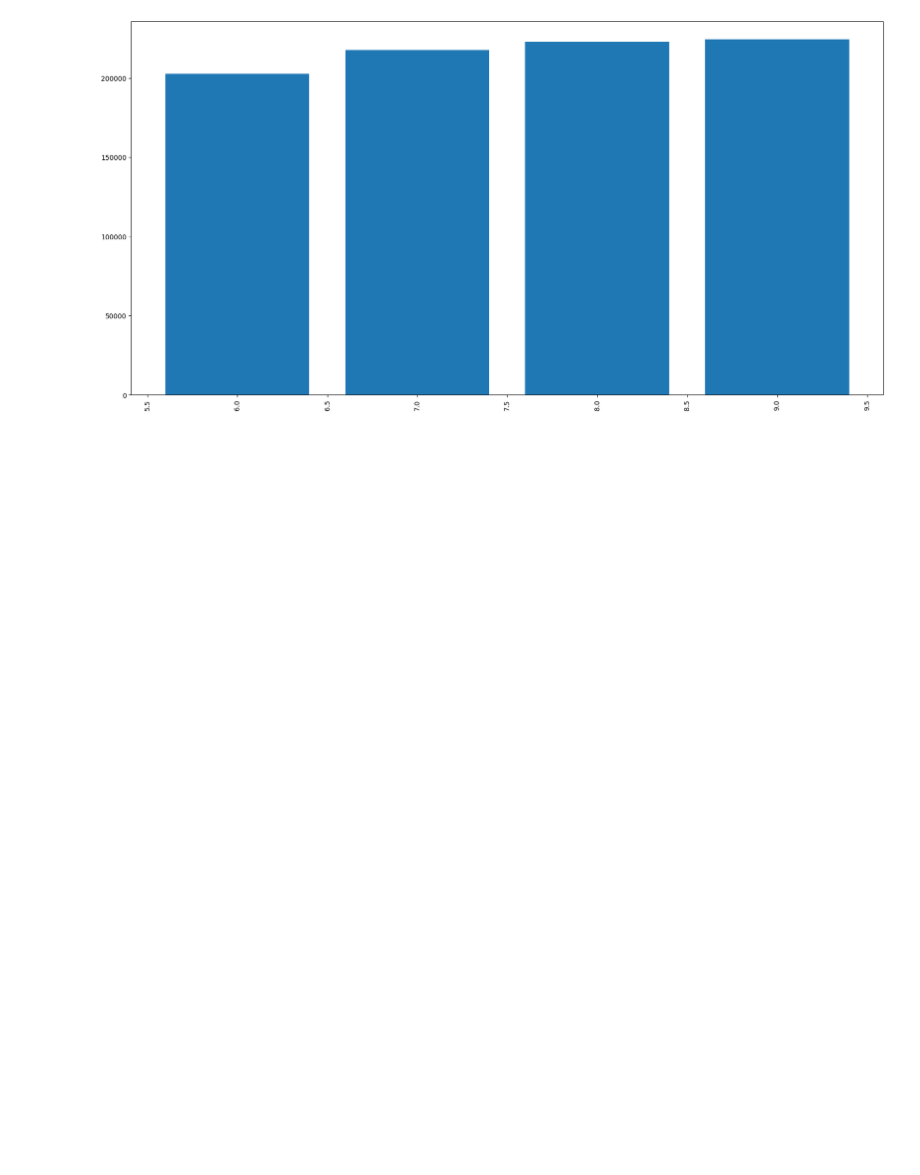
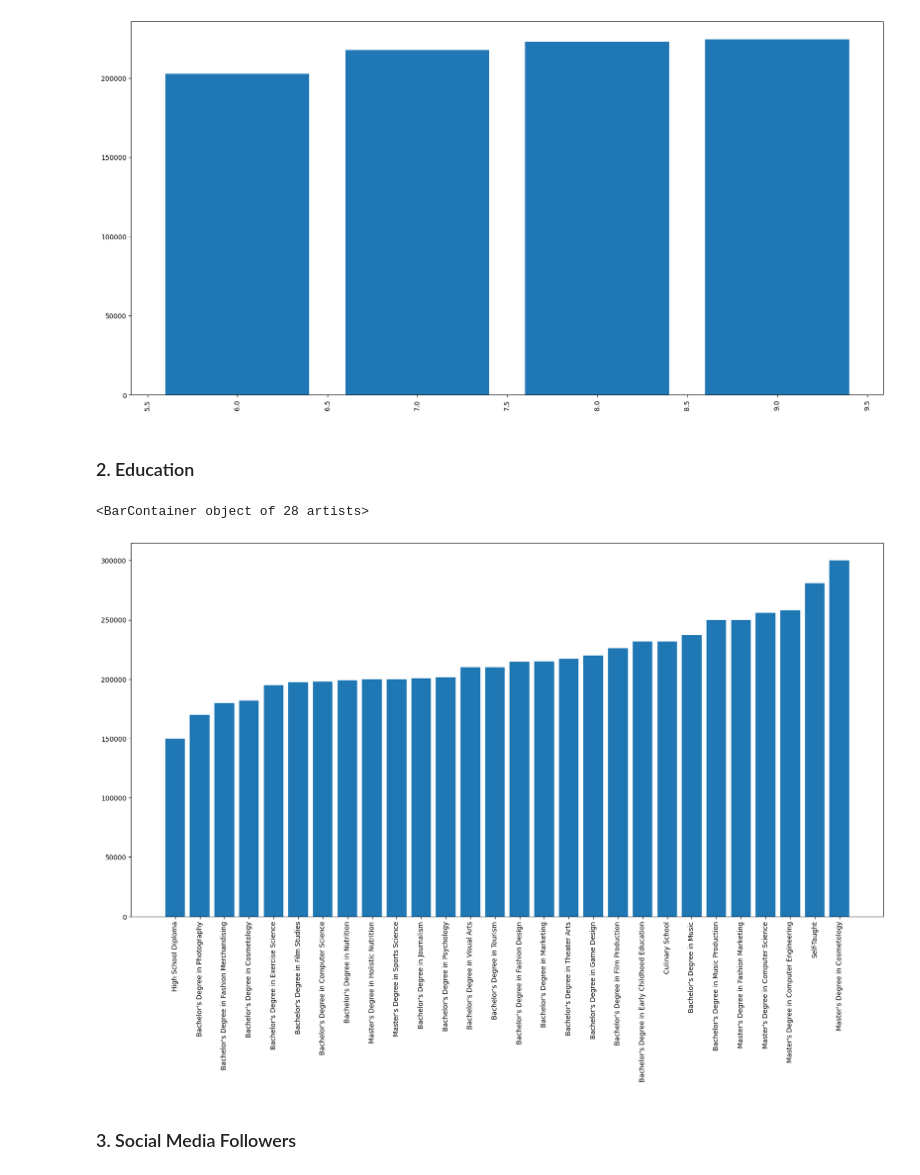
Before and after one commit to soph-colo/data3000-adv-ds, a Jupyter notebook: chatgpt-influencer/notebooks/data_analysis.ipynb, the cells around one changed output. Cells and saved outputs as stored; diff of their text form; code cells hidden in the pictures; blank space fills up the shorter version.

```diff
--- a/chatgpt-influencer/notebooks/data_analysis.ipynb
+++ b/chatgpt-influencer/notebooks/data_analysis.ipynb
@@ -65,3 +77,19 @@ plt.bar(X, y)
 # %% [output]
 <BarContainer object of 4 artists>
 [figure]
+# %% [markdown]
+### 2. Education
+# %%
+education_income = data.groupby(['Education'])['Income_Per_Year'].mean().to_frame().reset_index()
+education_income = education_income.sort_values(by =['Income_Per_Year'])
+X = education_income['Education']
+y = education_income['Income_Per_Year']
+# %%
+plt.figure(figsize=(20,10))
+plt.xticks(rotation=90)
+plt.bar(X, y)
+# %% [output]
+<BarContainer object of 28 artists>
+[figure, added]
+# %% [markdown]
+### 3. Social Media Followers
```
Also changed, not shown: parts of 5 cells of this notebook, 1 other file.
